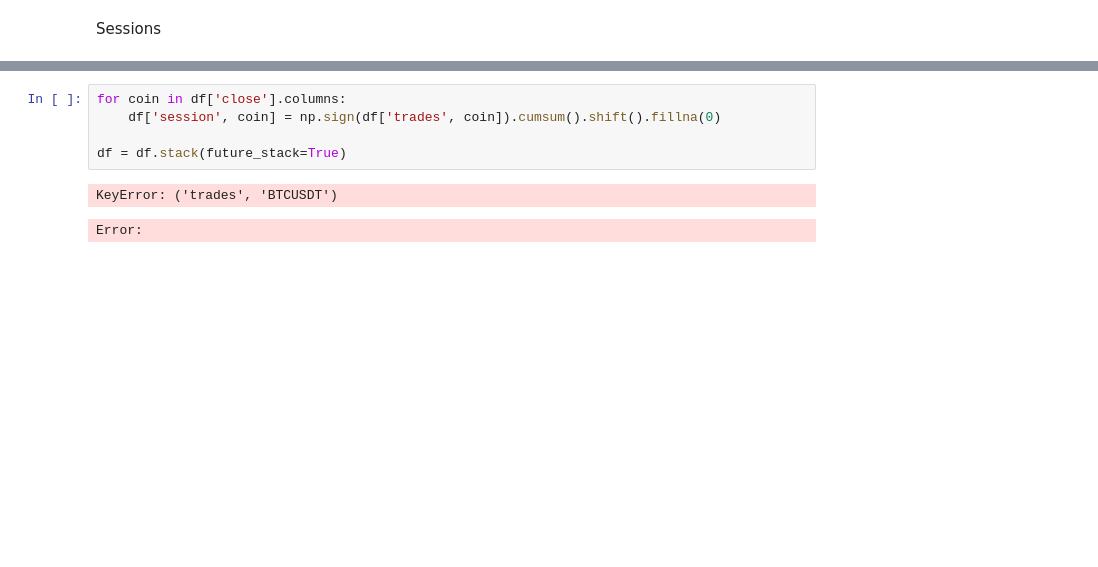
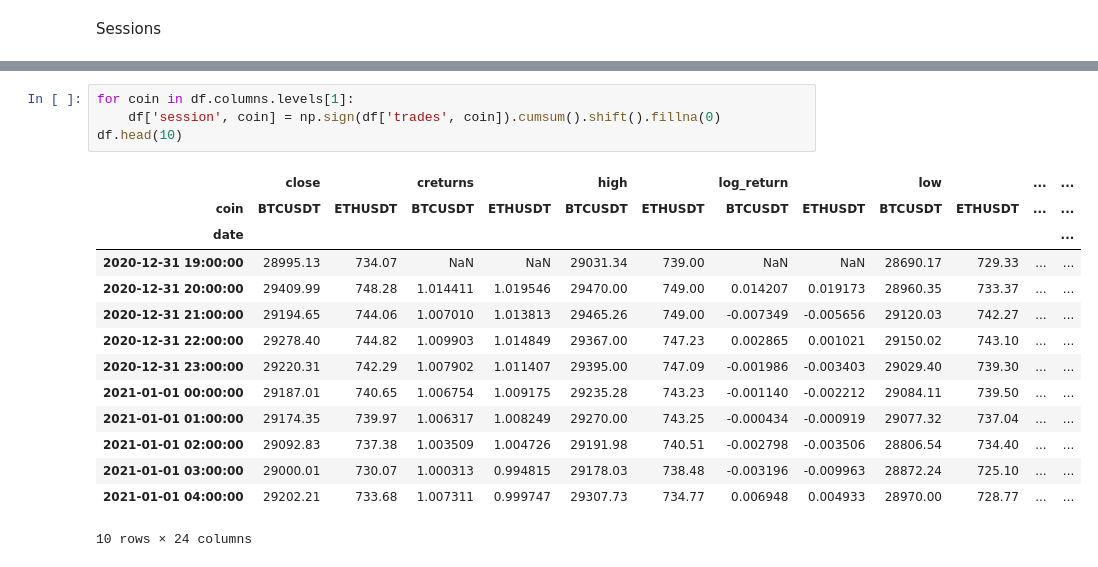
Before and after one commit to YassinKhanji/Portfolio_1, a Jupyter notebook: Technical_Portfolio/Data_Management/calculations.ipynb, the cells around one changed output, grey strips where cells are left out. Cells and saved outputs as stored; diff of their text form; blank space fills up the shorter version.

```diff
--- a/Technical_Portfolio/Data_Management/calculations.ipynb
+++ b/Technical_Portfolio/Data_Management/calculations.ipynb
@@ -66,8 +88,19 @@ df = data.copy().unstack()
 # %%
-for coin in df['close'].columns:
+for coin in df.columns.levels[1]:
     df['session', coin] = np.sign(df['trades', coin]).cumsum().shift().fillna(0)
-
-df = df.stack(future_stack=True)
+df.head(10)
 # %% [output]
+|  | close |  | creturns |  | high |  | log_return |  | low |  | ... | ... |
+| coin | BTCUSDT | ETHUSDT | BTCUSDT | ETHUSDT | BTCUSDT | ETHUSDT | BTCUSDT | ETHUSDT | BTCUSDT | ETHUSDT | ... | ... |
+| date |  |  |  |  |  |  |  |  |  |  |  | ... |
+| 2020-12-31 19:00:00 | 28995.13 | 734.07 | NaN | NaN | 29031.34 | 739.00 | NaN | NaN | 28690.17 | 729.33 | ... | ... |
+| 2020-12-31 20:00:00 | 29409.99 | 748.28 | 1.014411 | 1.019546 | 29470.00 | 749.00 | 0.014207 | 0.019173 | 28960.35 | 733.37 | ... | ... |
+| 2020-12-31 21:00:00 | 29194.65 | 744.06 | 1.007010 | 1.013813 | 29465.26 | 749.00 | -0.007349 | -0.005656 | 29120.03 | 742.27 | ... | ... |
+| 2020-12-31 22:00:00 | 29278.40 | 744.82 | 1.009903 | 1.014849 | 29367.00 | 747.23 | 0.002865 | 0.001021 | 29150.02 | 743.10 | ... | ... |
+| 2020-12-31 23:00:00 | 29220.31 | 742.29 | 1.007902 | 1.011407 | 29395.00 | 747.09 | -0.001986 | -0.003403 | 29029.40 | 739.30 | ... | ... |
+| 2021-01-01 00:00:00 | 29187.01 | 740.65 | 1.006754 | 1.009175 | 29235.28 | 743.23 | -0.001140 | -0.002212 | 29084.11 | 739.50 | ... | ... |
+| 2021-01-01 01:00:00 | 29174.35 | 739.97 | 1.006317 | 1.008249 | 29270.00 | 743.25 | -0.000434 | -0.000919 | 29077.32 | 737.04 | ... | ... |
+| 2021-01-01 02:00:00 | 29092.83 | 737.38 | 1.003509 | 1.004726 | 29191.98 | 740.51 | -0.002798 | -0.003506 | 28806.54 | 734.40 | ... | ... |
+| 2021-01-01 03:00:00 | 29000.01 | 730.07 | 1.000313 | 0.994815 | 29178.03 | 738.48 | -0.003196 | -0.009963 | 28872.24 | 725.10 | ... | ... |
+| 2021-01-01 04:00:00 | 29202.21 | 733.68 | 1.007311 | 0.999747 | 29307.73 | 734.77 | 0.006948 | 0.004933 | 28970.00 | 728.77 | ... | ... |
-KeyError: ('trades', 'BTCUSDT')
+10 rows × 24 columns
-Error:
```
Also changed, not shown: parts of 9 cells of this notebook, 3 other files.
